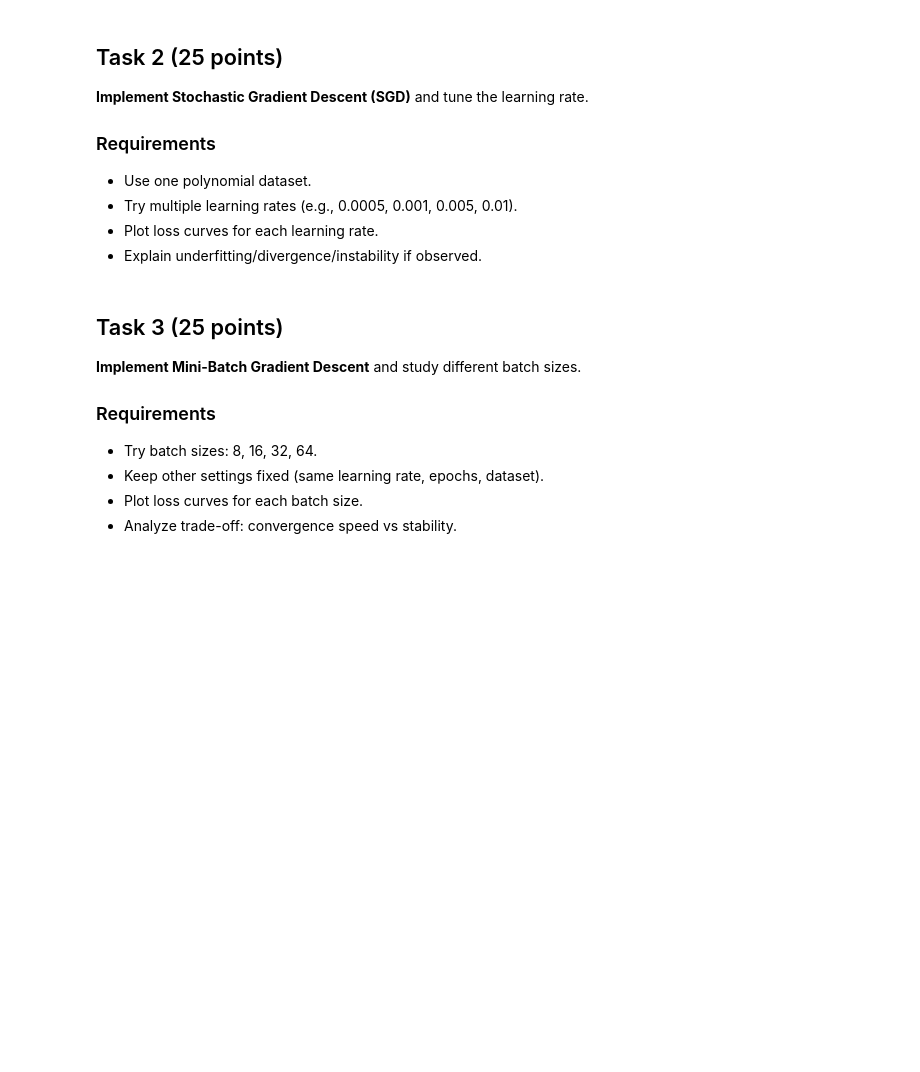
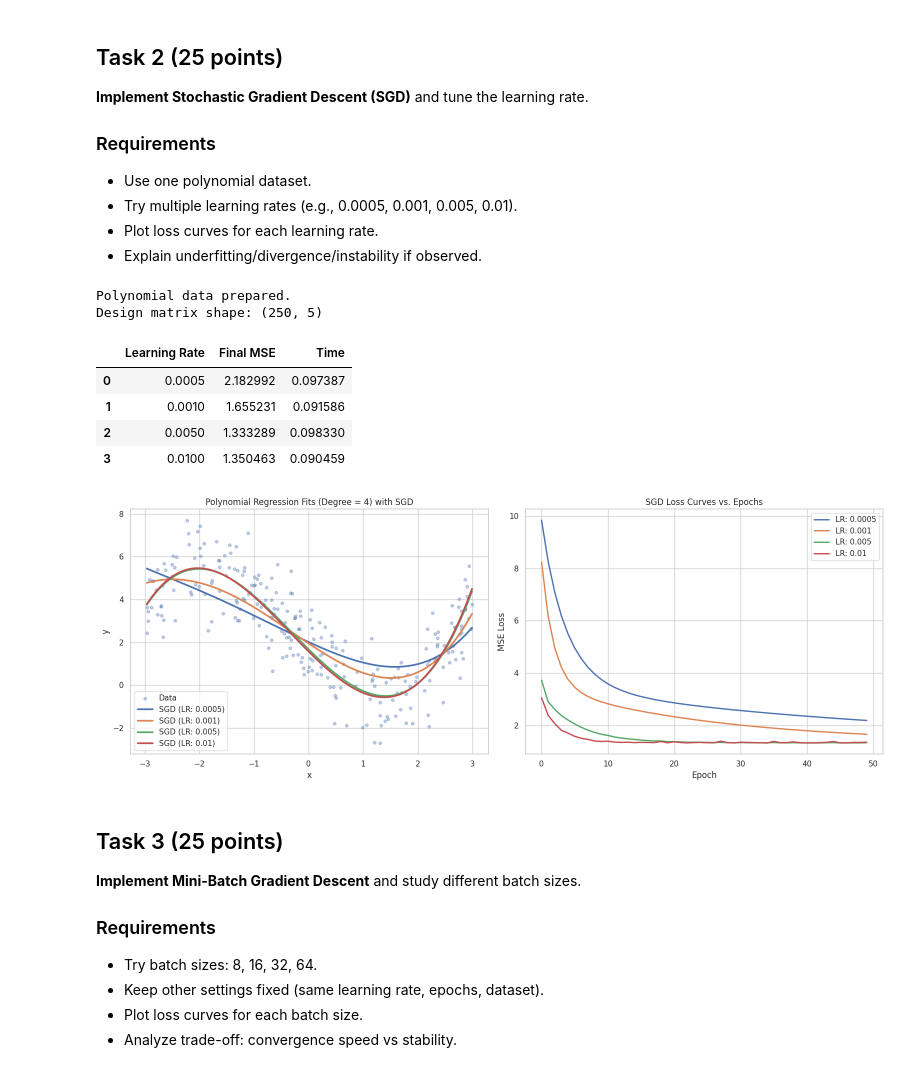
Before and after one commit to Sultonmahmudov/week1-lab201, a Jupyter notebook: Gradient_Descent_and_Polynomial_Regression_Lab.ipynb, the cells around one changed output. Drawn from its saved outputs; the diff is of its cells as text; code cells hidden in the pictures; blank space fills up the shorter version.

```diff
--- a/Gradient_Descent_and_Polynomial_Regression_Lab.ipynb
+++ b/Gradient_Descent_and_Polynomial_Regression_Lab.ipynb
@@ -460,3 +473,76 @@ for lr in learning_rates:
+# %%
+learning_rates = [0.0005, 0.001, 0.005, 0.01]
+sgd_histories = {}
+sgd_metrics = []
+sgd_models = {} # Dictionary to store trained SGD models
+
+# TODO: Reuse or regenerate a polynomial dataset.
+
+degree = 4
+poly = PolynomialFeatures(degree=degree, include_bias=False)
+X_t1_raw = poly.fit_transform(x_t1)
+
+saler = StandardScaler()
+X_t1_scaled = saler.fit_transform(X_t1_raw)
+
+X_t1_design = np.c_[np.ones((X_t1_scaled.shape[0], 1)), X_t1_scaled]
+
+print("Polynomial data prepared.")
+print("Design matrix shape:", X_t1_design.shape)
+
+
+for lr in learning_rates:
+  model = GradientDescentRegressor(method="sgd", lr=lr, epochs=50)
+  model.fit(X_t1_design, y_t1)
+  sgd_histories[lr] = model.loss_history
+  sgd_metrics.append({"Learning Rate": lr, "Final MSE": mean_squared_error(y_t1, model.predict(X_t1_design)), "Time": model.training_time})
+  sgd_models[lr] = model # Store the trained model
+
+sgd_results = pd.DataFrame(sgd_metrics)
+display(sgd_results)
+
+# TODO: Plot all loss curves on one figure.
+
+x_grid = np.linspace(x_t1.min(), x_t1.max(), 400).reshape(-1, 1)
+X_grid_raw = poly.transform(x_grid)
+X_grid_scaled = saler.transform(X_grid_raw)
+X_grid_design = np.c_[np.ones((X_grid_scaled.shape[0], 1)), X_grid_scaled]
+
+fig, axes = plt.subplots(1, 2, figsize=(16, 6))
+
+# Left subplot: data + fitted curves for SGD models
+axes[0].scatter(x_t1, y_t1, alpha=0.35, s=18, label="Data")
+for lr, model in sgd_models.items(): # Use newly trained SGD models
+    y_grid_pred = model.predict(X_grid_design)
+    axes[0].plot(x_grid, y_grid_pred, linewidth=2.5, label=f"SGD (LR: {lr})")
+
+axes[0].set_title(f"Polynomial Regression Fits (Degree = {degree}) with SGD")
+axes[0].set_xlabel("x")
+axes[0].set_ylabel("y")
+axes[0].legend()
+
+# Right subplot: loss curves for SGD models
+for lr, history in sgd_histories.items():
+    axes[1].plot(history, label=f"LR: {lr}", linewidth=2)
+
+axes[1].set_title("SGD Loss Curves vs. Epochs")
+axes[1].set_xlabel("Epoch")
+axes[1].set_ylabel("MSE Loss")
+axes[1].legend()
+
+plt.tight_layout()
+plt.show()
+
+# TODO: Add markdown analysis of learning-rate effects.
+# %% [output]
+Polynomial data prepared.
+Design matrix shape: (250, 5)
+|  | Learning Rate | Final MSE | Time |
+| 0 | 0.0005 | 2.182992 | 0.097387 |
+| 1 | 0.0010 | 1.655231 | 0.091586 |
+| 2 | 0.0050 | 1.333289 | 0.098330 |
+| 3 | 0.0100 | 1.350463 | 0.090459 |
+[figure, added]
 # %% [markdown]
 ## Task 3 (25 points)
 **Implement Mini-Batch Gradient Descent** and study different batch sizes.
```
Also changed, not shown: parts of 7 cells of this notebook.
